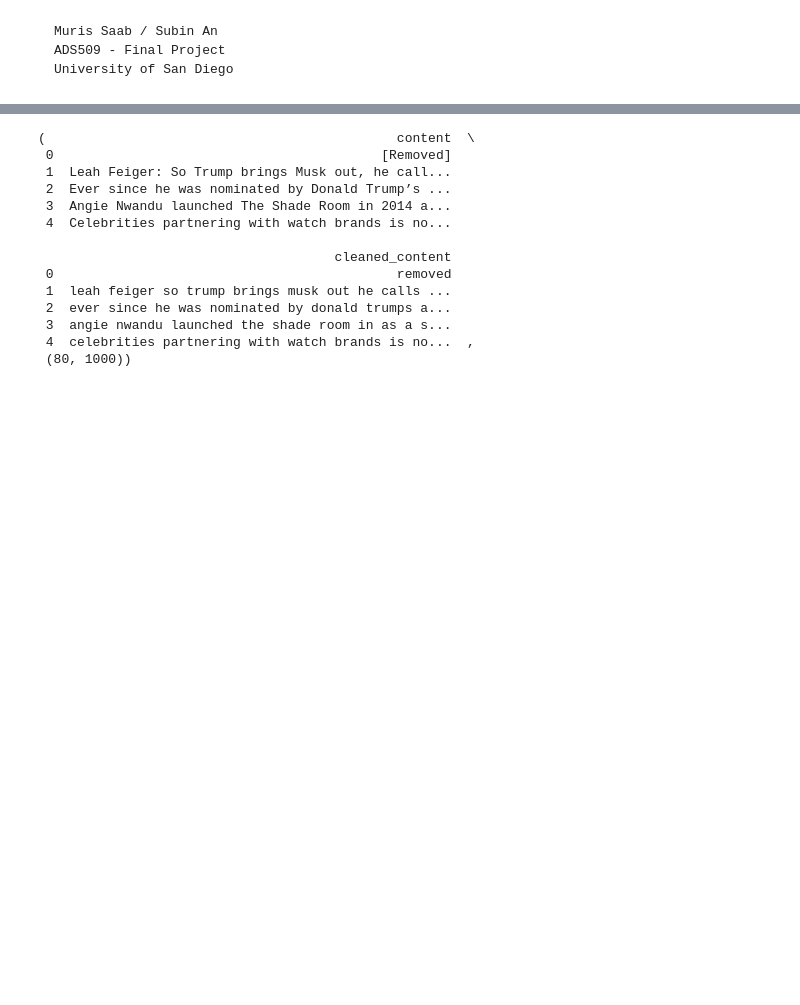
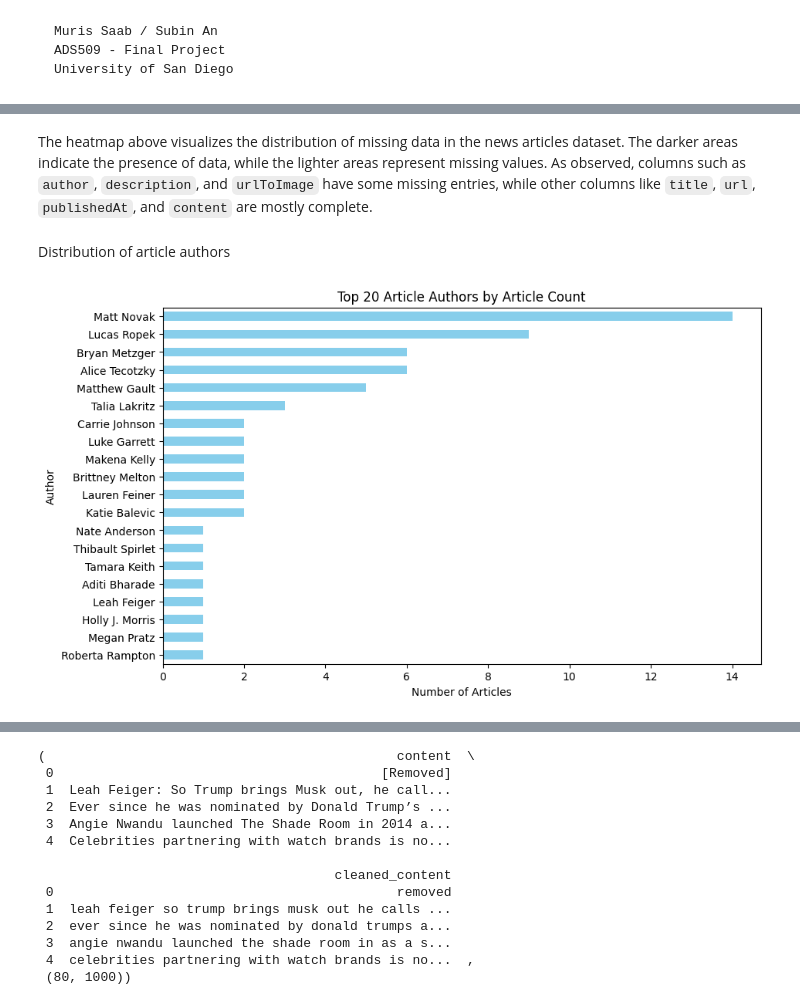
Before and after one commit to murissaab1976/ADS509-module7, a Jupyter notebook: ADS509_FinalProject.ipynb, the cells around one changed output, grey strips where cells are left out. Saved outputs shown, nothing was run; the diff lists cells and outputs as text; code cells hidden in the pictures; blank space fills up the shorter version.

```diff
--- a/ADS509_FinalProject.ipynb
+++ b/ADS509_FinalProject.ipynb
@@ -33,0 +115,18 @@ news_articles_df.head()
+# %% [markdown]
+The heatmap above visualizes the distribution of missing data in the news articles dataset. The darker areas indicate the presence of data, while the lighter areas represent missing values. As observed, columns such as `author`, `description`, and `urlToImage` have some missing entries, while other columns like `title`, `url`, `publishedAt`, and `content` are mostly complete.
+# %% [markdown]
+Distribution of article authors
+# %%
+# Count the number of articles per author
+author_counts = news_articles_df['author'].value_counts().head(20)  # Top 20 authors
+
+# Plot the distribution of article authors
+plt.figure(figsize=(10, 6))
+author_counts.plot(kind='barh', color='skyblue')
+plt.title('Top 20 Article Authors by Article Count')
+plt.xlabel('Number of Articles')
+plt.ylabel('Author')
+plt.gca().invert_yaxis()  # Invert the y-axis to have the highest count on top
+plt.show()
+# %% [output]
+[figure, added]
```
Also changed, not shown: parts of 12 cells of this notebook, 1 other file.
